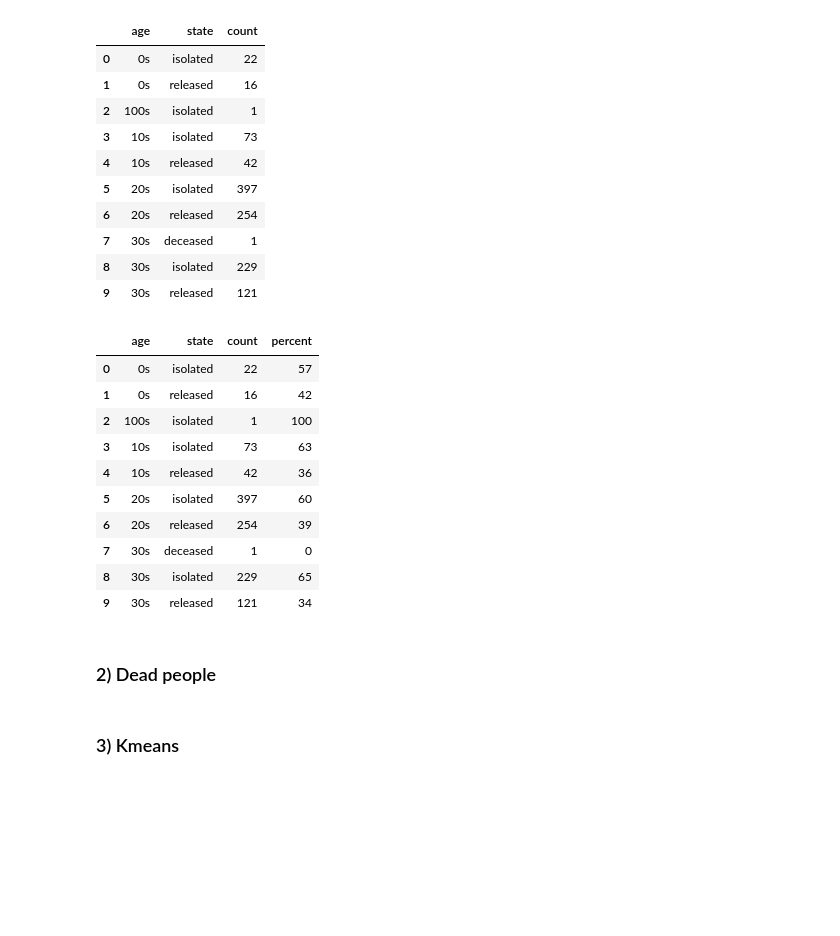
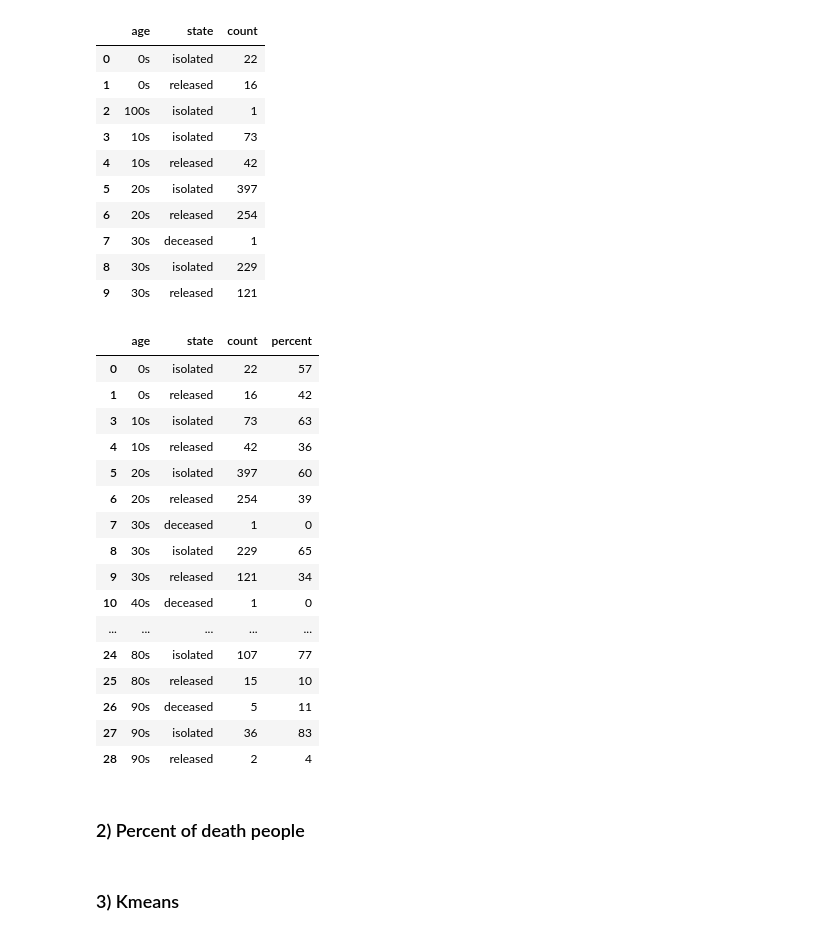
Before and after one commit to anushamohan/CoLink-COVID19, a Jupyter notebook: Hack Yeah COVID19.ipynb, the cells around one changed output. Cells and saved outputs as stored; diff of their text form; code cells hidden in the pictures; blank space fills up the shorter version.

```diff
--- a/Hack Yeah COVID19.ipynb
+++ b/Hack Yeah COVID19.ipynb
@@ -371,20 +371,26 @@ p_age_state[:10]
 p_age_state['percent'] = p_age_state.groupby(['age'])['count'].transform(lambda x: (x*100)/x.sum())
 # %%
 p_age_state['percent'] = p_age_state.percent.astype(int)
-# %%
-p_age_state[:10]
-# %% [output]
-|  | age | state | count | percent |
-| 0 | 0s | isolated | 22 | 57 |
-| 1 | 0s | released | 16 | 42 |
-| 2 | 100s | isolated | 1 | 100 |
-| 3 | 10s | isolated | 73 | 63 |
-| 4 | 10s | released | 42 | 36 |
-| 5 | 20s | isolated | 397 | 60 |
-| 6 | 20s | released | 254 | 39 |
-| 7 | 30s | deceased | 1 | 0 |
-| 8 | 30s | isolated | 229 | 65 |
-| 9 | 30s | released | 121 | 34 |
+# %%
+p_age_state[p_age_state['age']!='100s']
+# %% [output]
+|  | age | state | count | percent |
+| 0 | 0s | isolated | 22 | 57 |
+| 1 | 0s | released | 16 | 42 |
+| 3 | 10s | isolated | 73 | 63 |
+| 4 | 10s | released | 42 | 36 |
+| 5 | 20s | isolated | 397 | 60 |
+| 6 | 20s | released | 254 | 39 |
+| 7 | 30s | deceased | 1 | 0 |
+| 8 | 30s | isolated | 229 | 65 |
+| 9 | 30s | released | 121 | 34 |
+| 10 | 40s | deceased | 1 | 0 |
+| ... | ... | ... | ... | ... |
+| 24 | 80s | isolated | 107 | 77 |
+| 25 | 80s | released | 15 | 10 |
+| 26 | 90s | deceased | 5 | 11 |
+| 27 | 90s | isolated | 36 | 83 |
+| 28 | 90s | released | 2 | 4 |
 # %%
 import plotly.express as px
 
@@ -395,6 +401,6 @@ fig = px.bar(p_age_state, x='age', y='percent',
 fig.show(renderer="svg")
 # %% [markdown]
-### 2) Dead people
+### 2) Percent of death people
 # %%
 p_age_state=p_age_state[p_age_state.state=='deceased']
 # %%
```
Also changed, not shown: parts of 2 cells of this notebook.
